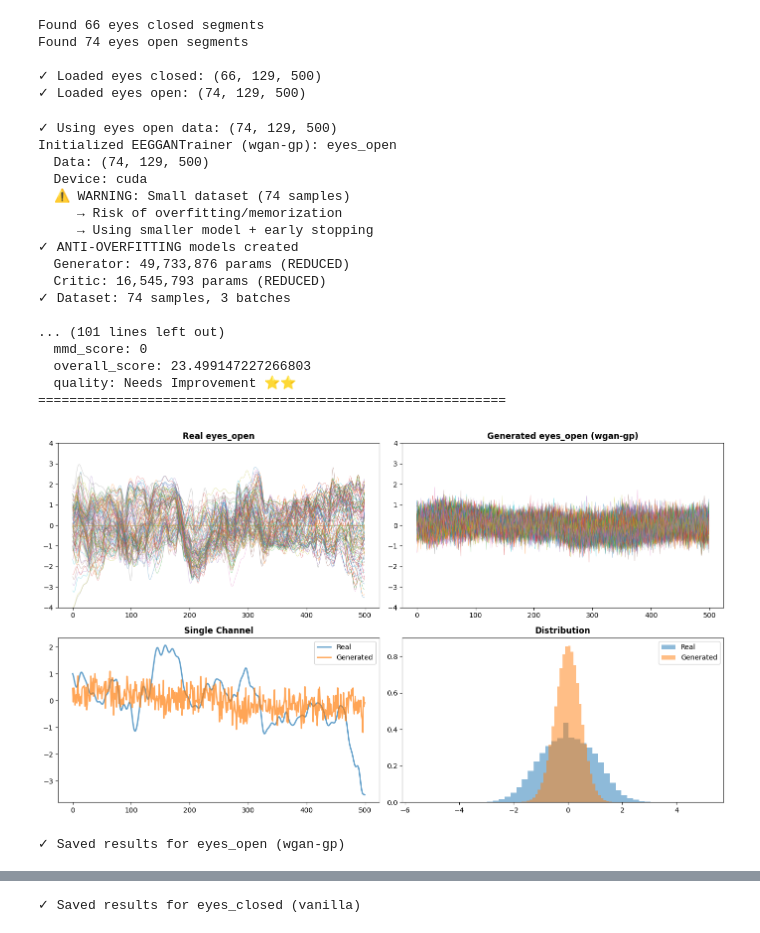
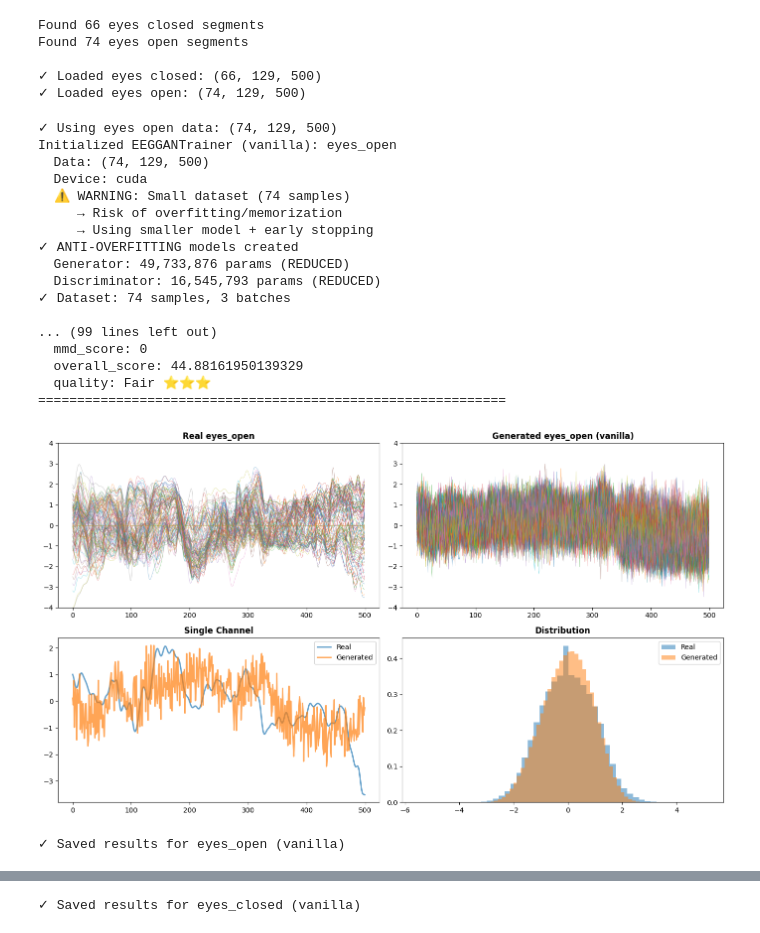
Before and after one commit to josephzhengg/amplab-digtwins, a Jupyter notebook: notebooks/joseph-nb/resting_state_gans.ipynb, the cells around one changed output, grey strips where cells are left out. Saved outputs shown, nothing was run; the diff lists cells and outputs as text; code cells hidden in the pictures.

```diff
--- a/notebooks/joseph-nb/resting_state_gans.ipynb
+++ b/notebooks/joseph-nb/resting_state_gans.ipynb
@@ -529,44 +529,44 @@ Found 74 eyes open segments
 print(f"✓ Using eyes open data: {segments_open.shape}")
 
 # TRAIN IN 3 LINES!
-trainer_open = EEGGANTrainer(segments_open, name='eyes_open', device=device, gan_type='wgan-gp')
+trainer_open = EEGGANTrainer(segments_open, name='eyes_open', device=device, gan_type='vanilla')
 trainer_open.train(epochs=300)
 synthetic_open = trainer_open.generate(n_samples=100)
 
 # Evaluate
 eval_open = trainer_open.evaluate(synthetic_open)
 print("\n" + "="*60)
 print("EVALUATION RESULTS: EYES OPEN")
 print("="*60)
 for key, value in eval_open.items():
     print(f"  {key}: {value}")
 print("="*60)
 
 # Visualize
 trainer_open.plot_comparison(synthetic_open, save_path='../../figures/eyes_open_gan.png')
 
 # Save
 trainer_open.save_results(synthetic_open, eval_open)
 # %% [output]
 ✓ Using eyes open data: (74, 129, 500)
-Initialized EEGGANTrainer (wgan-gp): eyes_open
+Initialized EEGGANTrainer (vanilla): eyes_open
   Data: (74, 129, 500)
   Device: cuda
   ⚠️ WARNING: Small dataset (74 samples)
      → Risk of overfitting/memorization
      → Using smaller model + early stopping
 ✓ ANTI-OVERFITTING models created
   Generator: 49,733,876 params (REDUCED)
-  Critic: 16,545,793 params (REDUCED)
+  Discriminator: 16,545,793 params (REDUCED)
 ✓ Dataset: 74 samples, 3 batches
 
-... (101 lines left out)
+... (99 lines left out)
   mmd_score: 0
-  overall_score: 23.499147227266803
-  quality: Needs Improvement ⭐⭐
+  overall_score: 44.88161950139329
+  quality: Fair ⭐⭐⭐
 ============================================================
-[figure, old version]
+[figure, new version]
-✓ Saved results for eyes_open (wgan-gp)
+✓ Saved results for eyes_open (vanilla)
 # %%
 # Extract dimensions
 n_channels = segments_closed.shape[1]
```
Also changed, not shown: parts of 2 cells of this notebook, 3 other files.
